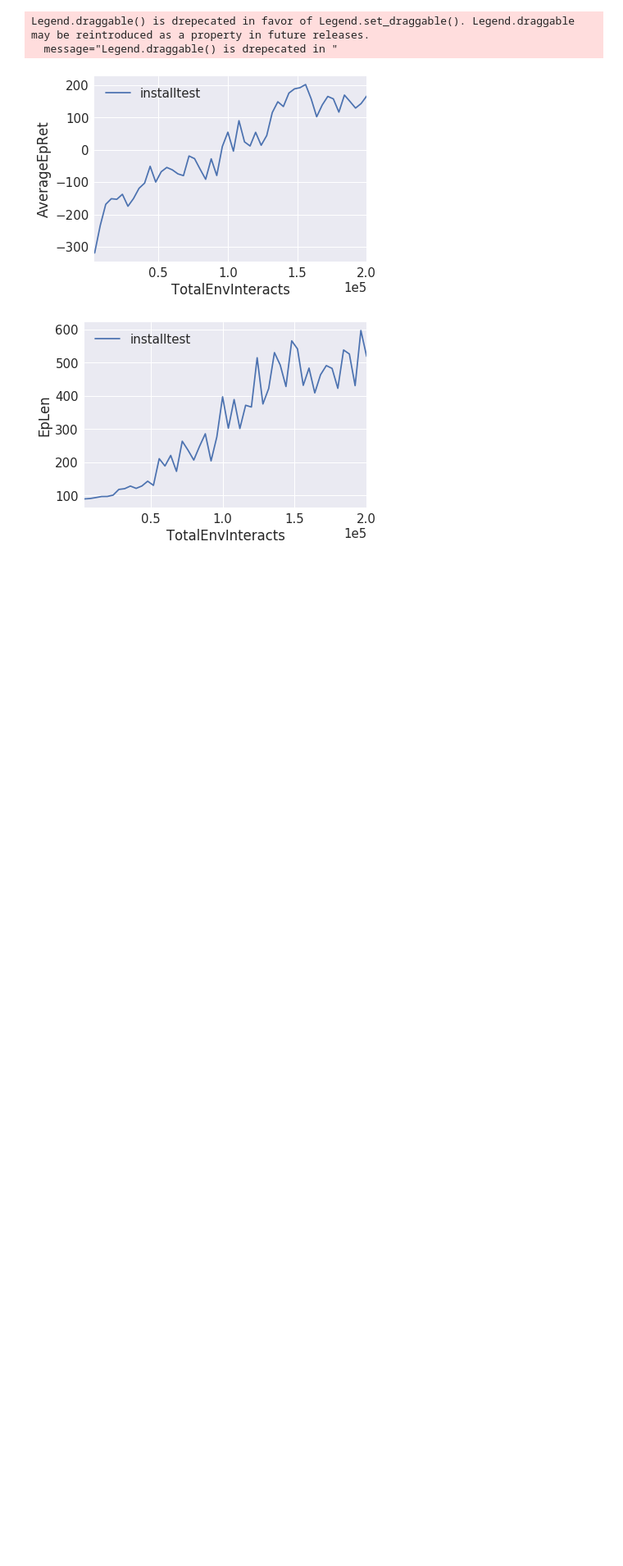
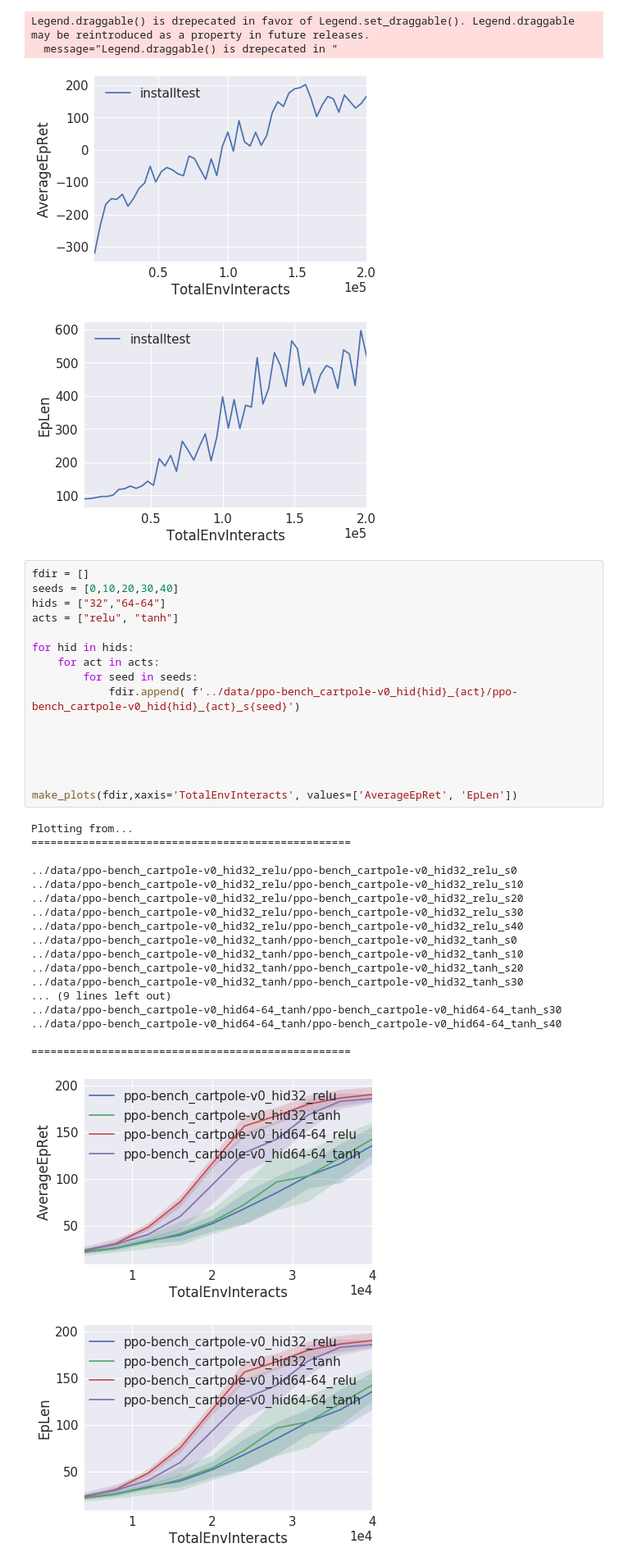
Before and after one commit to ebots-inc/spinningup, a Jupyter notebook: notebook/test_plot.ipynb, the cells around one changed output. Shown at 82% size. Drawn from its saved outputs; the diff is of its cells as text; blank space fills up the shorter version.

```diff
--- a/notebook/test_plot.ipynb
+++ b/notebook/test_plot.ipynb
@@ -177,3 +180,39 @@ Legend.draggable() is drepecated in favor of Legend.set_draggable(). Legend.drag
   message="Legend.draggable() is drepecated in "
 [figure]
 [figure]
+# %%
+fdir = []
+seeds = [0,10,20,30,40]
+hids = ["32","64-64"]
+acts = ["relu", "tanh"]
+
+for hid in hids:
+    for act in acts:
+        for seed in seeds:
+            fdir.append( f'../data/ppo-bench_cartpole-v0_hid{hid}_{act}/ppo-bench_cartpole-v0_hid{hid}_{act}_s{seed}')
+
+
+
+
+
+make_plots(fdir,xaxis='TotalEnvInteracts', values=['AverageEpRet', 'EpLen'])
+# %% [output]
+Plotting from...
+==================================================
+
+../data/ppo-bench_cartpole-v0_hid32_relu/ppo-bench_cartpole-v0_hid32_relu_s0
+../data/ppo-bench_cartpole-v0_hid32_relu/ppo-bench_cartpole-v0_hid32_relu_s10
+../data/ppo-bench_cartpole-v0_hid32_relu/ppo-bench_cartpole-v0_hid32_relu_s20
+../data/ppo-bench_cartpole-v0_hid32_relu/ppo-bench_cartpole-v0_hid32_relu_s30
+../data/ppo-bench_cartpole-v0_hid32_relu/ppo-bench_cartpole-v0_hid32_relu_s40
+../data/ppo-bench_cartpole-v0_hid32_tanh/ppo-bench_cartpole-v0_hid32_tanh_s0
+../data/ppo-bench_cartpole-v0_hid32_tanh/ppo-bench_cartpole-v0_hid32_tanh_s10
+../data/ppo-bench_cartpole-v0_hid32_tanh/ppo-bench_cartpole-v0_hid32_tanh_s20
+../data/ppo-bench_cartpole-v0_hid32_tanh/ppo-bench_cartpole-v0_hid32_tanh_s30
+... (9 lines left out)
+../data/ppo-bench_cartpole-v0_hid64-64_tanh/ppo-bench_cartpole-v0_hid64-64_tanh_s30
+../data/ppo-bench_cartpole-v0_hid64-64_tanh/ppo-bench_cartpole-v0_hid64-64_tanh_s40
+
+==================================================
+[figure, added]
+[figure, added]
```
Also changed, not shown: parts of 2 cells of this notebook, 3 other files.
